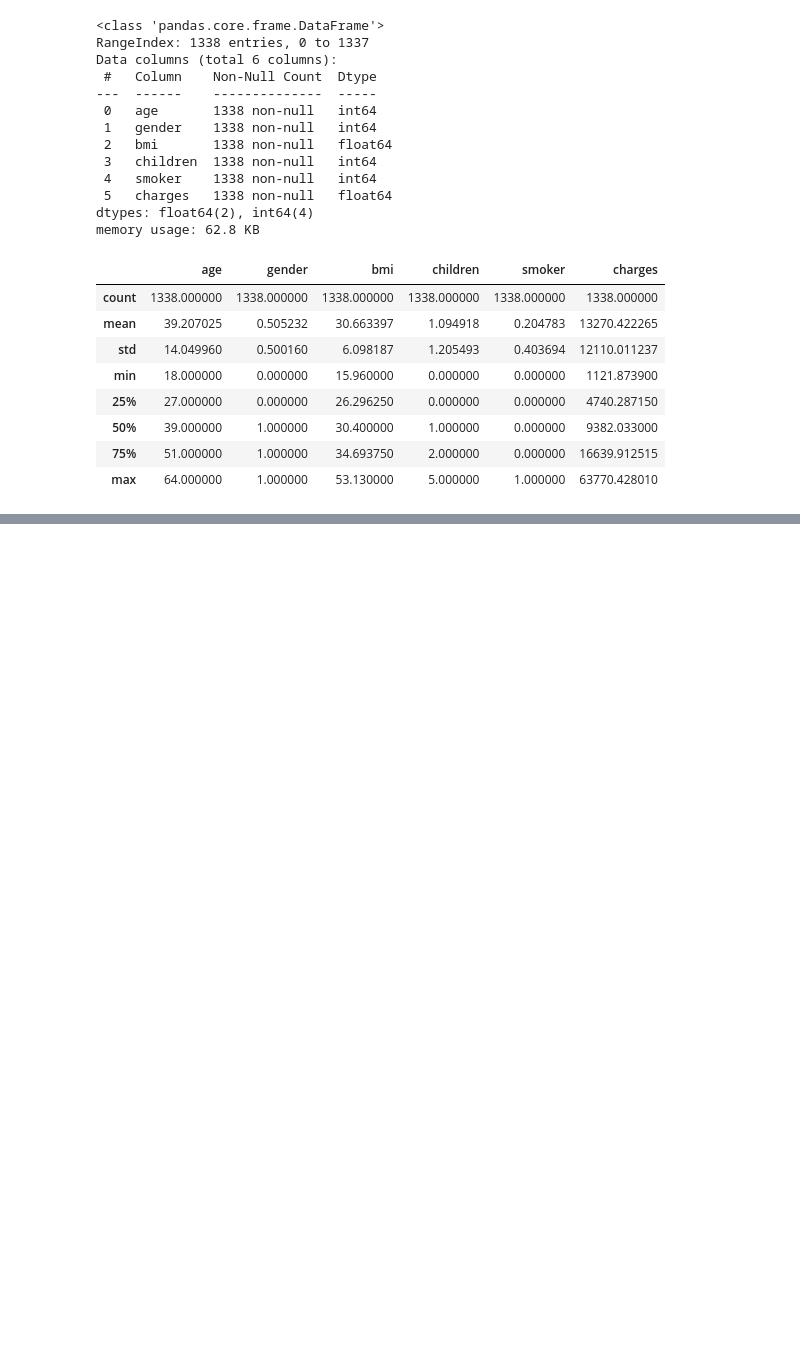
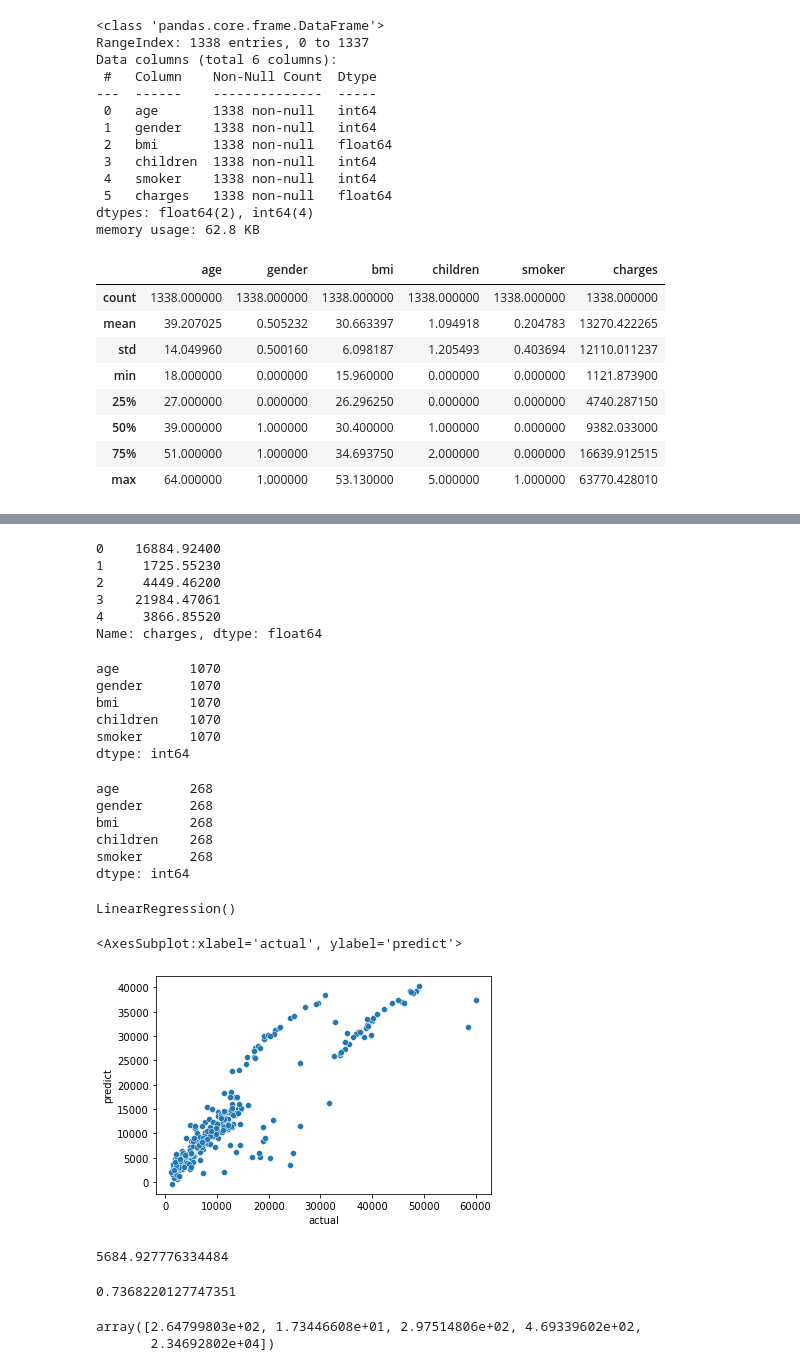
Before and after one commit to ChristheIm/Machine-Learning-Algorithms, a Jupyter notebook: Linear Regression/Linear Regression.ipynb, the cells around one changed output, grey strips where cells are left out. Cells and saved outputs as stored; diff of their text form; code cells hidden in the pictures; blank space fills up the shorter version.

```diff
--- a/Linear Regression/Linear Regression.ipynb
+++ b/Linear Regression/Linear Regression.ipynb
@@ -46,0 +66,9 @@ data.describe()
+# %%
+y.head()
+# %% [output]
+0    16884.92400
+1     1725.55230
+2     4449.46200
+3    21984.47061
+4     3866.85520
+Name: charges, dtype: float64
@@ -46,0 +78,38 @@ data.describe()
+# %%
+X_train.count()
+# %% [output]
+age         1070
+gender      1070
+bmi         1070
+children    1070
+smoker      1070
+dtype: int64
+# %%
+X_test.count()
+# %% [output]
+age         268
+gender      268
+bmi         268
+children    268
+smoker      268
+dtype: int64
+# %%
+# assigning linear regression
+lr = LinearRegression()
+# %%
+# find the fit position of train set
+lr.fit(X_train, y_train)
+# %% [output]
+LinearRegression()
+# %%
+# get predict value
+pred = lr.predict(X_test)
+# %%
+# turn in to dataframe to see the insight
+result = pd.DataFrame({"actual" : y_test, "predict" : pred})
+# %%
+# visualization
+sns.scatterplot(x = "actual", y = "predict", data = result)
+# %% [output]
+<AxesSubplot:xlabel='actual', ylabel='predict'>
+[figure, added]
@@ -46,0 +119,14 @@ data.describe()
+# %%
+mean_squared_error(y_test, pred, squared=False)
+# %% [output]
+5684.927776334484
+# %%
+lr.score(X_train, y_train)
+# %% [output]
+0.7368220127747351
+# %%
+# Creating a Linear Regression Model
+lr.coef_
+# %% [output]
+array([2.64799803e+02, 1.73446608e+01, 2.97514806e+02, 4.69339602e+02,
+       2.34692802e+04])
```
Also changed, not shown: parts of 11 cells of this notebook.
